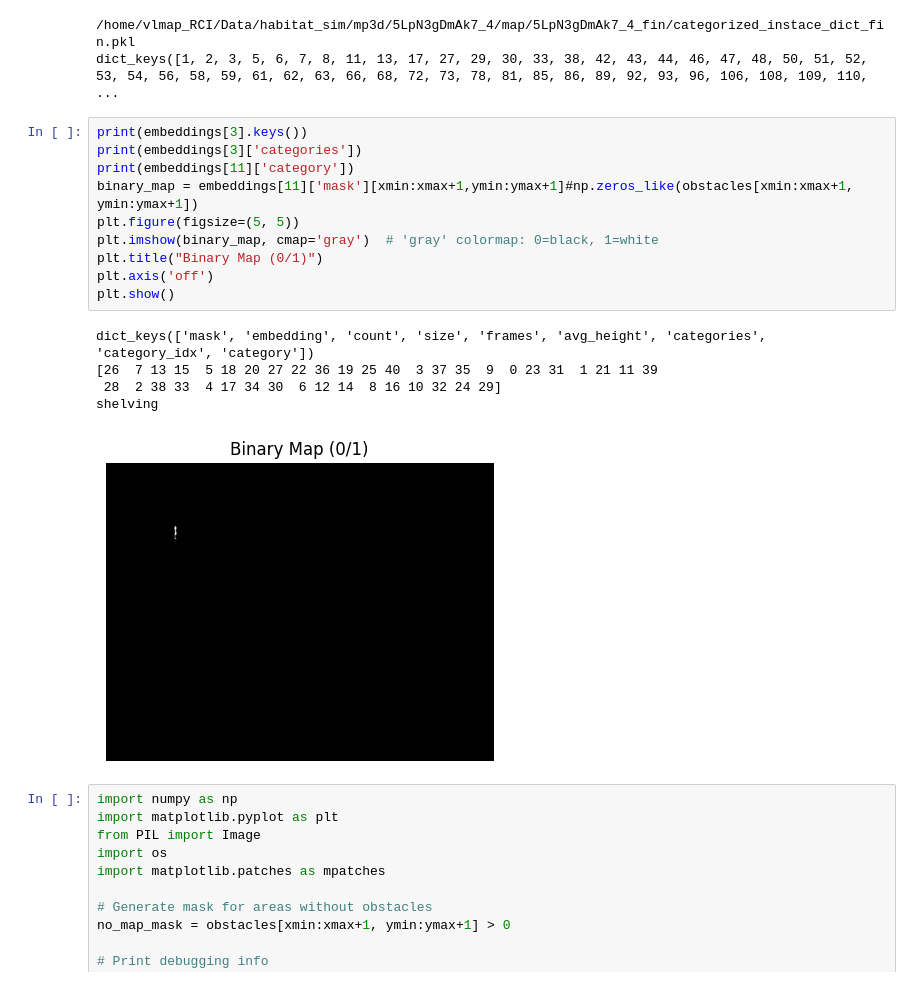
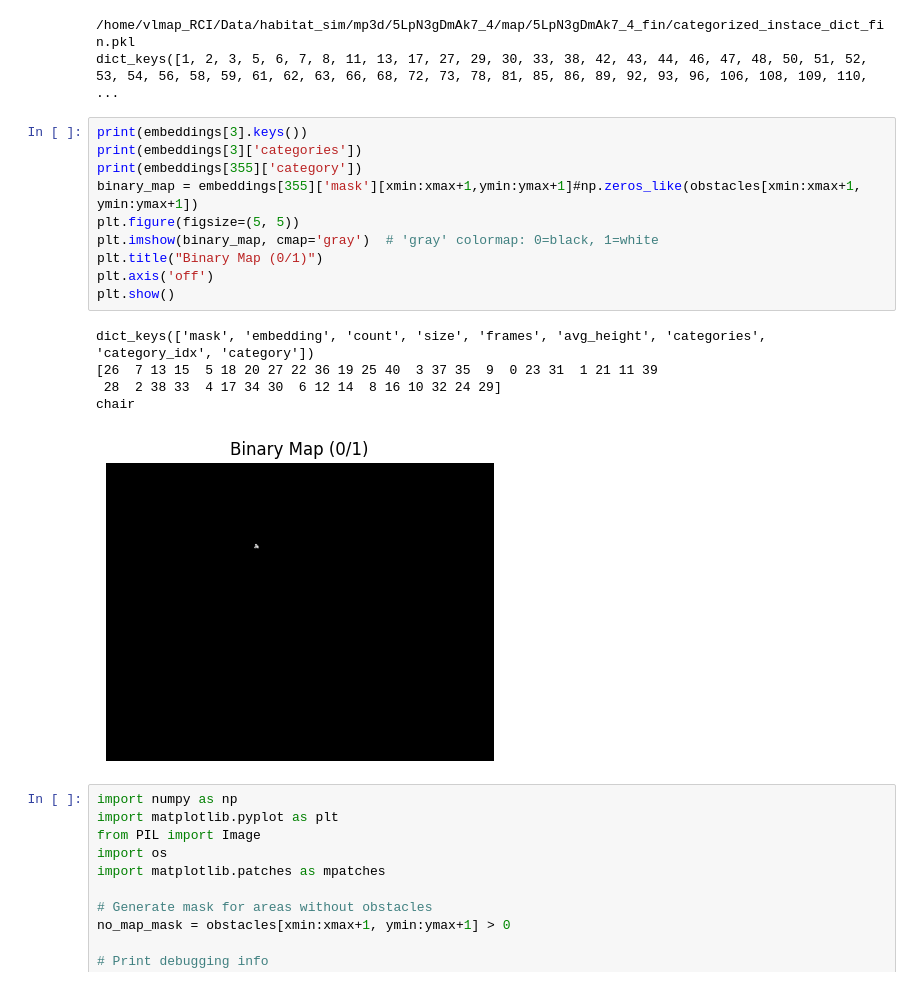
Before and after one commit to qlOoOlp/InstanceSeemMap, a Jupyter notebook: visualizer_customizedMap.ipynb, the cells around one changed output. Drawn from its saved outputs; the diff is of its cells as text.

```diff
--- a/visualizer_customizedMap.ipynb
+++ b/visualizer_customizedMap.ipynb
@@ -609,19 +609,19 @@ dict_keys([1, 2, 3, 5, 6, 7, 8, 11, 13, 17, 27, 29, 30, 33, 38, 42, 43, 44, 46,
 # %%
 print(embeddings[3].keys())
 print(embeddings[3]['categories'])
-print(embeddings[11]['category'])
-binary_map = embeddings[11]['mask'][xmin:xmax+1,ymin:ymax+1]#np.zeros_like(obstacles[xmin:xmax+1, ymin:ymax+1])
+print(embeddings[355]['category'])
+binary_map = embeddings[355]['mask'][xmin:xmax+1,ymin:ymax+1]#np.zeros_like(obstacles[xmin:xmax+1, ymin:ymax+1])
 plt.figure(figsize=(5, 5))
 plt.imshow(binary_map, cmap='gray')  # 'gray' colormap: 0=black, 1=white
 plt.title("Binary Map (0/1)")
 plt.axis('off')
 plt.show()
 # %% [output]
 dict_keys(['mask', 'embedding', 'count', 'size', 'frames', 'avg_height', 'categories', 'category_idx', 'category'])
 [26  7 13 15  5 18 20 27 22 36 19 25 40  3 37 35  9  0 23 31  1 21 11 39
  28  2 38 33  4 17 34 30  6 12 14  8 16 10 32 24 29]
-shelving
+chair
-[figure, old version]
+[figure, new version]
 # %%
 import numpy as np
 import matplotlib.pyplot as plt
```
Also changed, not shown: 14 other files.
